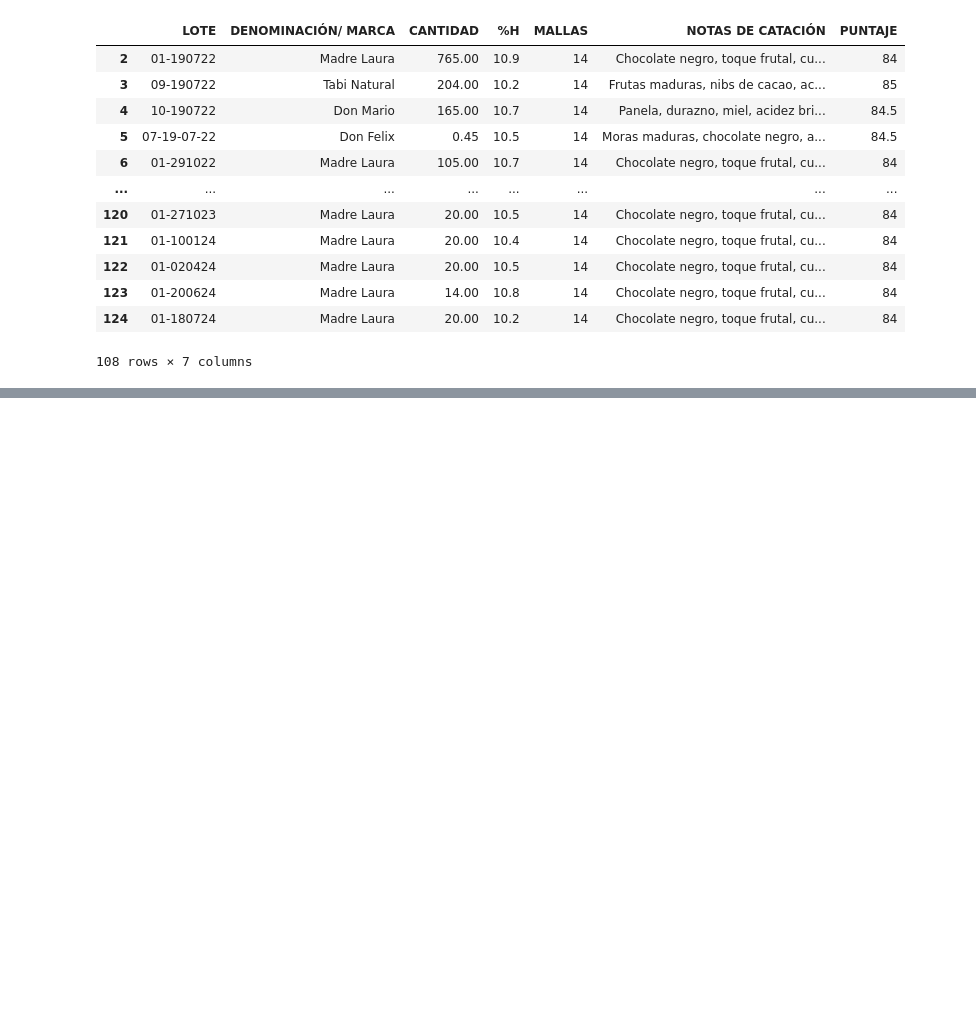
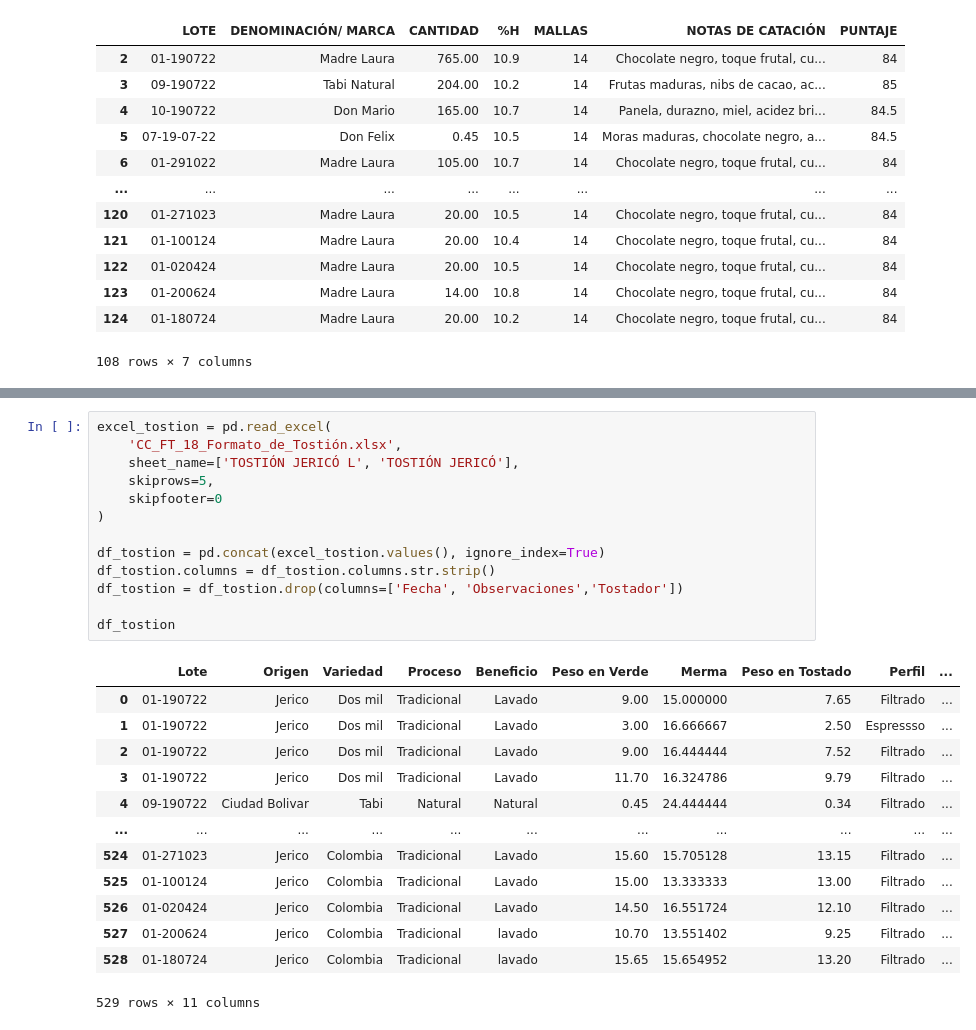
Before and after one commit to Totoratsu/machine-learning-course, a Jupyter notebook: cafe.ipynb, the cells around one changed output, grey strips where cells are left out. Saved outputs shown, nothing was run; the diff lists cells and outputs as text; blank space fills up the shorter version.

```diff
--- a/cafe.ipynb
+++ b/cafe.ipynb
@@ -53,0 +119,27 @@ array([14, 16, 15], dtype=object)
+# %%
+excel_tostion = pd.read_excel(
+    'CC_FT_18_Formato_de_Tostión.xlsx',
+    sheet_name=['TOSTIÓN JERICÓ L', 'TOSTIÓN JERICÓ'],
+    skiprows=5,
+    skipfooter=0
+)
+
+df_tostion = pd.concat(excel_tostion.values(), ignore_index=True)
+df_tostion.columns = df_tostion.columns.str.strip()
+df_tostion = df_tostion.drop(columns=['Fecha', 'Observaciones','Tostador'])
+
+df_tostion
+# %% [output]
+|  | Lote | Origen | Variedad | Proceso | Beneficio | Peso en Verde | Merma | Peso en Tostado | Perfil | ... |
+| 0 | 01-190722 | Jerico | Dos mil | Tradicional | Lavado | 9.00 | 15.000000 | 7.65 | Filtrado | ... |
+| 1 | 01-190722 | Jerico | Dos mil | Tradicional | Lavado | 3.00 | 16.666667 | 2.50 | Espressso | ... |
+| 2 | 01-190722 | Jerico | Dos mil | Tradicional | Lavado | 9.00 | 16.444444 | 7.52 | Filtrado | ... |
+| 3 | 01-190722 | Jerico | Dos mil | Tradicional | Lavado | 11.70 | 16.324786 | 9.79 | Filtrado | ... |
+| 4 | 09-190722 | Ciudad Bolivar | Tabi | Natural | Natural | 0.45 | 24.444444 | 0.34 | Filtrado | ... |
+| ... | ... | ... | ... | ... | ... | ... | ... | ... | ... | ... |
+| 524 | 01-271023 | Jerico | Colombia | Tradicional | Lavado | 15.60 | 15.705128 | 13.15 | Filtrado | ... |
+| 525 | 01-100124 | Jerico | Colombia | Tradicional | Lavado | 15.00 | 13.333333 | 13.00 | Filtrado | ... |
+| 526 | 01-020424 | Jerico | Colombia | Tradicional | Lavado | 14.50 | 16.551724 | 12.10 | Filtrado | ... |
+| 527 | 01-200624 | Jerico | Colombia | Tradicional | lavado | 10.70 | 13.551402 | 9.25 | Filtrado | ... |
+| 528 | 01-180724 | Jerico | Colombia | Tradicional | lavado | 15.65 | 15.654952 | 13.20 | Filtrado | ... |
+529 rows × 11 columns
```
Also changed, not shown: parts of 3 cells of this notebook.
